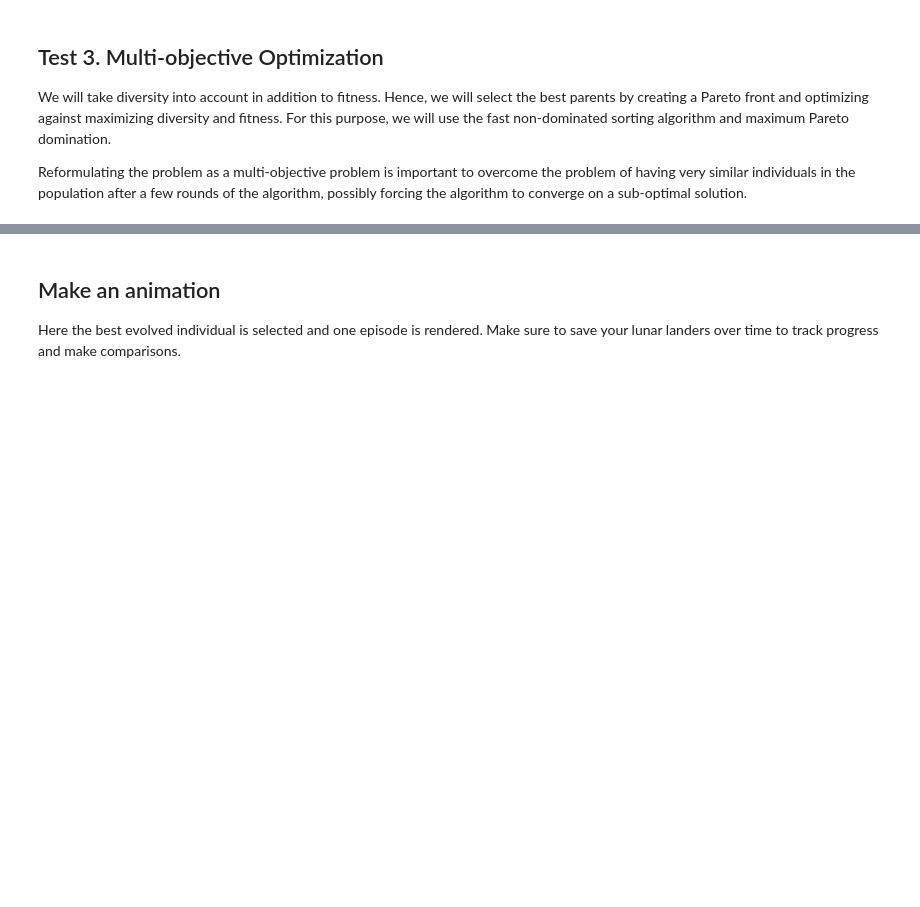
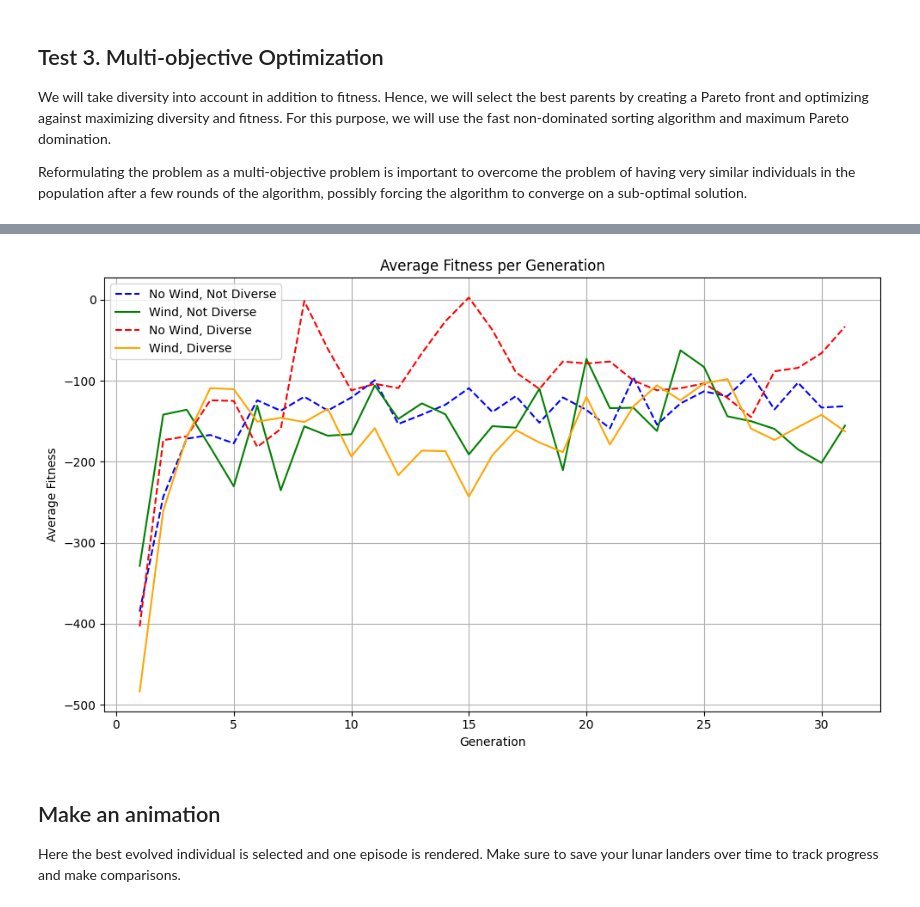
Before and after one commit to tbloemen/lunarlanding, a Jupyter notebook: solution.ipynb, the cells around one changed output, grey strips where cells are left out. Drawn from its saved outputs; the diff is of its cells as text; code cells hidden in the pictures; blank space fills up the shorter version.

Commit message:
diverse init+experiments

```diff
--- a/solution.ipynb
+++ b/solution.ipynb
@@ -1183,3 +1250,51 @@ plt.show()
+# %%
+import pandas as pd
+import matplotlib.pyplot as plt
+import ast
+
+# Load CSV (skip the comment line if present)
+csv_path = "improvement_results/diverse_improvement_p16.csv"
+df = pd.read_csv(csv_path, comment='/')
+
+# Helper to parse the list of floats from the string
+def parse_np_float_list(s):
+    # Remove 'np.float64(' and ')'
+    s = s.replace('np.float64(', '').replace(')', '')
+    # Split by comma, convert to float
+    return [float(x) for x in s.strip('[]').split(',')]
+
+# Prepare plot
+plt.figure(figsize=(10, 6))
+
+# Color and style mapping
+color_map = {(False, False): 'blue', (False, True): 'green', (True, False): 'red', (True, True): 'orange'}
+label_map = {(False, False): 'No Wind, Not Diverse', (False, True): 'Wind, Not Diverse',
+             (True, False): 'No Wind, Diverse', (True, True): 'Wind, Diverse'}
+
+for _, row in df.iterrows():
+    # Only plot unique (has_wind, is_diverse) combinations
+    has_wind = row['has_wind'] == True or row['has_wind'] == 'True'
+    is_diverse = row['is_diverse'] == True or row['is_diverse'] == 'True'
+    avg_fitness = parse_np_float_list(row['average_fitness'])
+    generations = list(range(1, len(avg_fitness) + 1))
+    color = color_map[(has_wind, is_diverse)]
+    label = label_map[(has_wind, is_diverse)]
+    linestyle = '-' if is_diverse else '--'
+    plt.plot(generations, avg_fitness, linestyle, color=color, label=label)
+
+# Remove duplicate labels
+handles, labels = plt.gca().get_legend_handles_labels()
+by_label = dict(zip(labels, handles))
+plt.legend(by_label.values(), by_label.keys())
+
+plt.xlabel('Generation')
+plt.ylabel('Average Fitness')
+plt.title('Average Fitness per Generation')
+plt.grid(True)
+plt.tight_layout()
+plt.show()
+# %% [output]
+[figure, added]
 # %% [markdown]
 ## Make an animation
 Here the best evolved individual is selected and one episode is rendered. Make sure to save your lunar landers over time to track progress and make comparisons.
```
Also changed, not shown: parts of 8 cells of this notebook, 4 other files.
